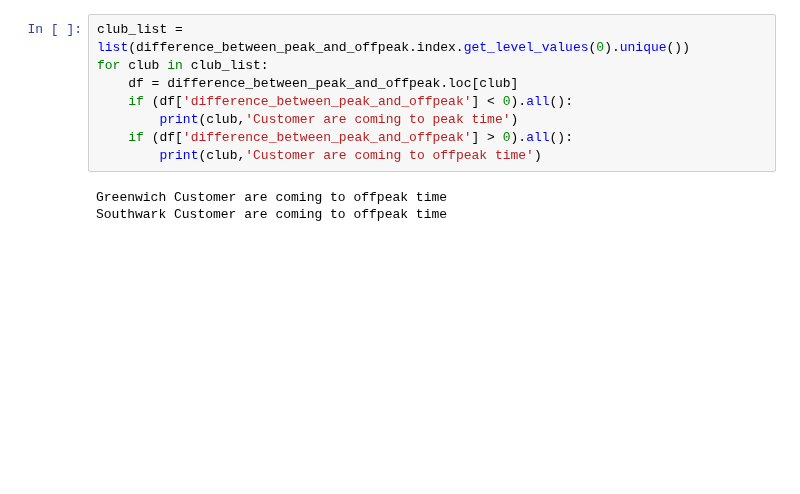
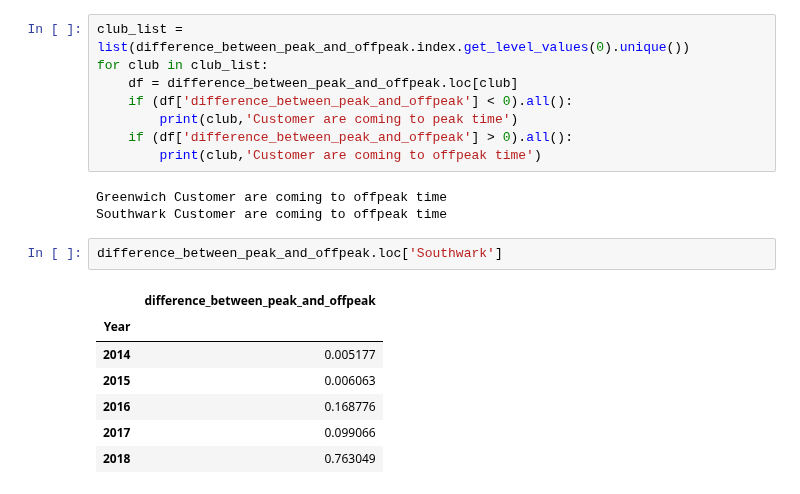
Before and after one commit to Lanottez/IC_BA_2020_BIA_A3, a Jupyter notebook: Analysis_peak_offpeak.ipynb, the cells around one changed output. Cells and saved outputs as stored; diff of their text form; blank space fills up the shorter version.

```diff
--- a/Analysis_peak_offpeak.ipynb
+++ b/Analysis_peak_offpeak.ipynb
@@ -327,3 +327,13 @@ for club in club_list:
 # %% [output]
 Greenwich Customer are coming to offpeak time
 Southwark Customer are coming to offpeak time
+# %%
+difference_between_peak_and_offpeak.loc['Southwark']
+# %% [output]
+|  | difference_between_peak_and_offpeak |
+| Year |  |
+| 2014 | 0.005177 |
+| 2015 | 0.006063 |
+| 2016 | 0.168776 |
+| 2017 | 0.099066 |
+| 2018 | 0.763049 |
```
Also changed, not shown: parts of 1 cell of this notebook.
